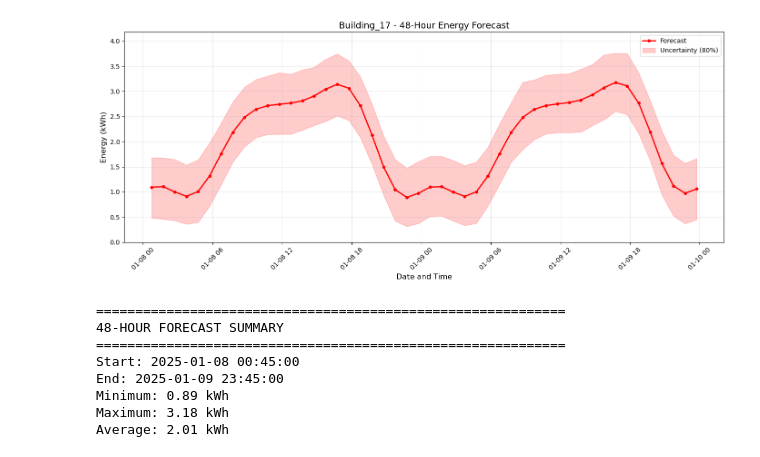
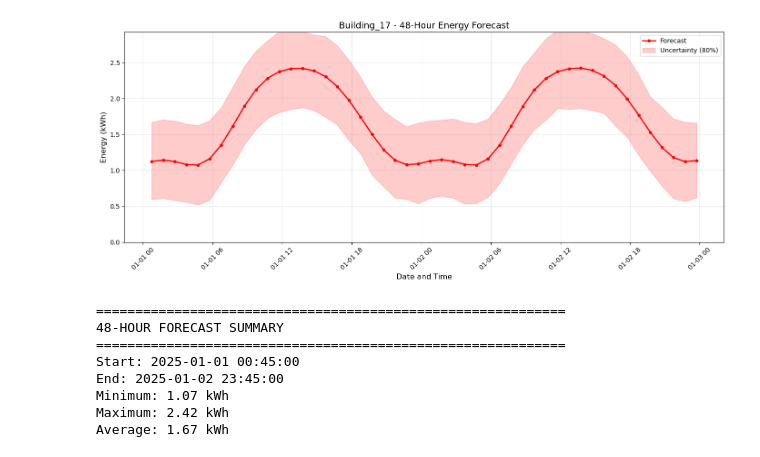
Before and after one commit to islam351/energy_intelligence_project1, a Jupyter notebook: notebooks/02_load_forecasting.ipynb, the cells around one changed output. Saved outputs shown, nothing was run; the diff lists cells and outputs as text; code cells hidden in the pictures.

```diff
--- a/notebooks/02_load_forecasting.ipynb
+++ b/notebooks/02_load_forecasting.ipynb
@@ -163,9 +114,9 @@ Total rows: 70,753
 # %%
 # ============================================================
-# TRAIN PROPHET MODEL
+# TRAIN PROPHET WITH TEMPERATURE REGRESSOR
 # ============================================================
 
-print("Training Prophet model...")
+print("Training Prophet with temperature regressor...")
 
 model = Prophet(
     stan_backend='CMDSTANPY',
@@ -175,6 +126,9 @@ model = Prophet(
     seasonality_prior_scale=10.0
 )
 
+# Add temperature as a regressor (MUST be done BEFORE fitting)
+model.add_regressor('temperature')
+
 model.fit(df)
 
 print("Model trained successfully")
@@ -186,13 +208,15 @@ Model trained successfully
 # %%
 # ============================================================
-# GENERATE 48-HOUR FORECAST
+# GENERATE FORECAST
 # ============================================================
 
-print("Generating 48-hour forecast...")
-
-future = model.make_future_dataframe(periods=48, freq='H')
 forecast = model.predict(future)
 forecast_period = forecast.tail(48)
 
+# Ensure no negative values
+forecast_period['yhat'] = forecast_period['yhat'].clip(lower=0)
+forecast_period['yhat_lower'] = forecast_period['yhat_lower'].clip(lower=0)
+forecast_period['yhat_upper'] = forecast_period['yhat_upper'].clip(lower=0)
+
 print(f"Forecast generated for: {forecast_period['ds'].min()} to {forecast_period['ds'].max()}")
 # %% [output]
@@ -262,61 +300,40 @@ plt.show()
 # %%
 # ============================================================
-# 48-HOUR FORECAST ONLY (CLEAN VIEW )
+# ZOOMED 48-HOUR FORECAST CHART
 # ============================================================
 
-# Create a copy of the forecast period
-forecast_clean = forecast_period.copy()
-
-# Replace negative forecast values with 0
-forecast_clean['yhat'] = forecast_clean['yhat'].clip(lower=0)
-forecast_clean['yhat_lower'] = forecast_clean['yhat_lower'].clip(lower=0)
-forecast_clean['yhat_upper'] = forecast_clean['yhat_upper'].clip(lower=0)
-
-# Create figure
 plt.figure(figsize=(14, 6))
-
-# Plot forecast line
-plt.plot(forecast_clean['ds'], forecast_clean['yhat'],
+plt.plot(forecast_period['ds'], forecast_period['yhat'],
          label='Forecast', color='red', linewidth=2, marker='o', markersize=4)
-
-# Plot uncertainty interval
-plt.fill_between(forecast_clean['ds'],
-                 forecast_clean['yhat_lower'],
-                 forecast_clean['yhat_upper'],
+plt.fill_between(forecast_period['ds'],
+                 forecast_period['yhat_lower'],
+                 forecast_period['yhat_upper'],
                  color='red', alpha=0.2, label='Uncertainty (80%)')
-
-# Set y-axis to start at 0
-plt.ylim(0, forecast_clean['yhat'].max() + 1)
-
-# Add details
+plt.ylim(0, forecast_period['yhat'].max() + 0.5)
 plt.title('Building_17 - 48-Hour Energy Forecast', fontsize=14)
 plt.xlabel('Date and Time', fontsize=12)
 plt.ylabel('Energy (kWh)', fontsize=12)
 plt.legend()
 plt.grid(True, alpha=0.3)
 plt.xticks(rotation=45)
 plt.tight_layout()
 plt.show()
 
-# ============================================================
-# CLEAN SUMMARY (NO NEGATIVE VALUES)
-# ============================================================
-
 print("=" * 60)
 print("48-HOUR FORECAST SUMMARY")
 print("=" * 60)
-print(f"Start: {forecast_clean['ds'].min()}")
-print(f"End: {forecast_clean['ds'].max()}")
-print(f"Minimum: {forecast_clean['yhat'].min():.2f} kWh")
-print(f"Maximum: {forecast_clean['yhat'].max():.2f} kWh")
-print(f"Average: {forecast_clean['yhat'].mean():.2f} kWh")
+print(f"Start: {forecast_period['ds'].min()}")
+print(f"End: {forecast_period['ds'].max()}")
+print(f"Minimum: {forecast_period['yhat'].min():.2f} kWh")
+print(f"Maximum: {forecast_period['yhat'].max():.2f} kWh")
+print(f"Average: {forecast_period['yhat'].mean():.2f} kWh")
 # %% [output]
-[figure, old version]
+[figure, new version]
 ============================================================
 48-HOUR FORECAST SUMMARY
 ============================================================
-Start: 2025-01-08 00:45:00
-End: 2025-01-09 23:45:00
-Minimum: 0.89 kWh
-Maximum: 3.18 kWh
-Average: 2.01 kWh
+Start: 2025-01-01 00:45:00
+End: 2025-01-02 23:45:00
+Minimum: 1.07 kWh
+Maximum: 2.42 kWh
+Average: 1.67 kWh
```
Also changed, not shown: parts of 20 cells of this notebook, 1 other file.
